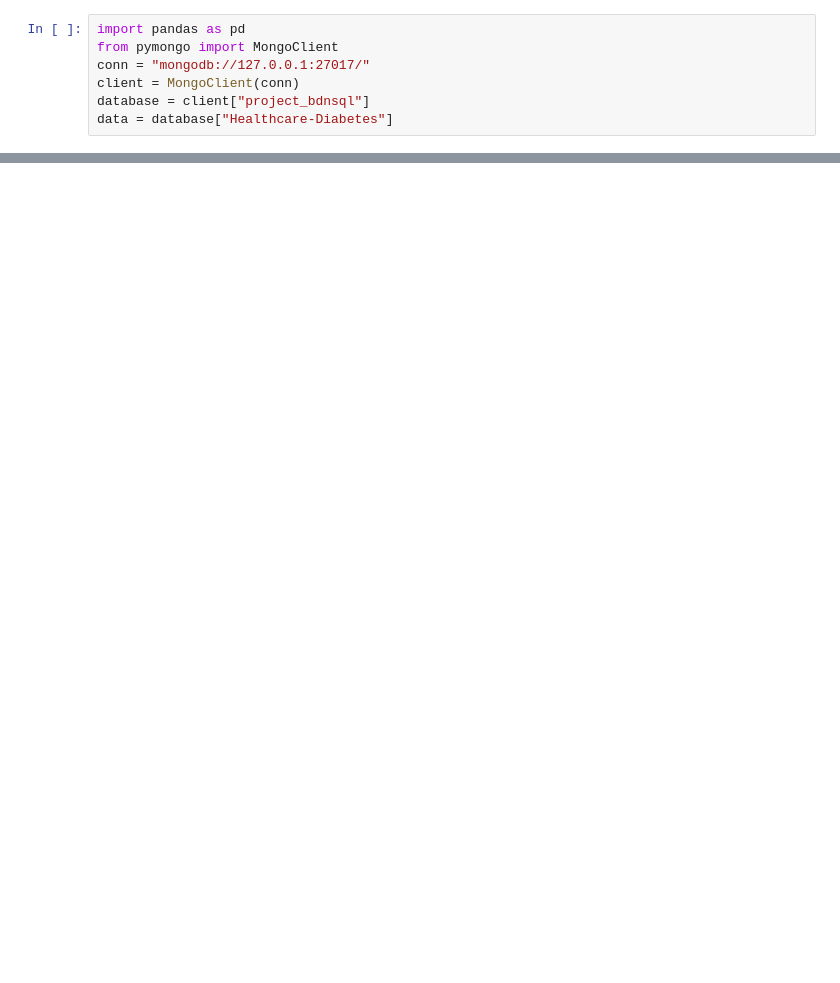
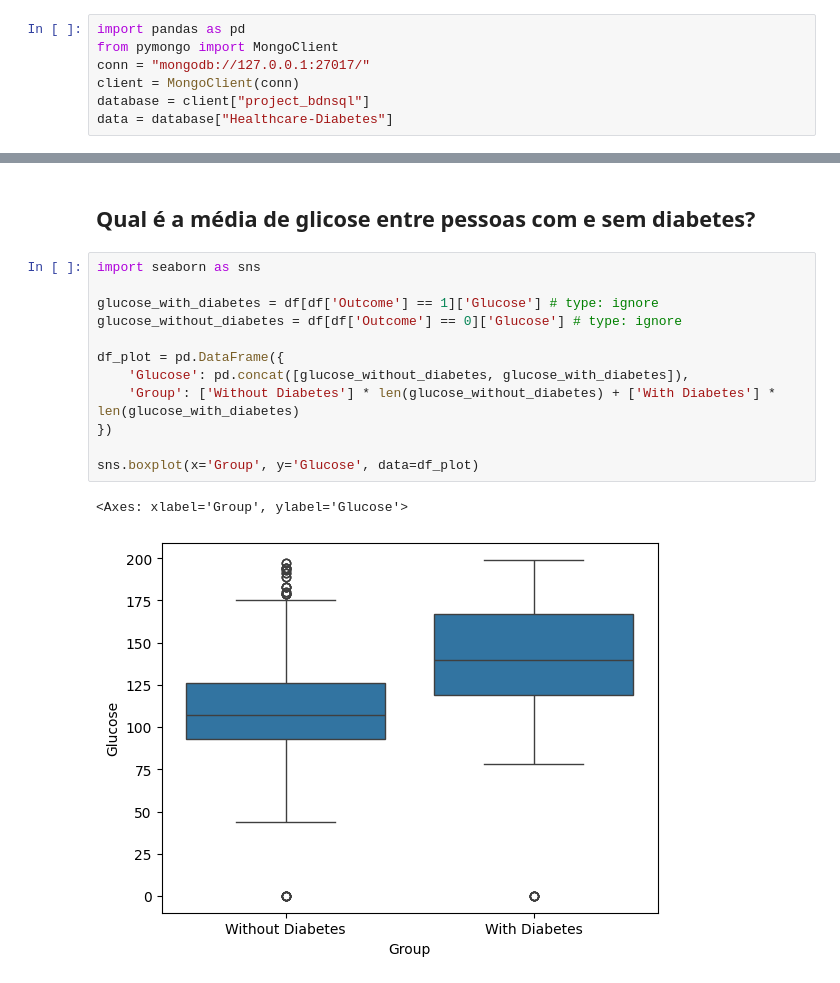
Before and after one commit to GabrielKuiawa/Projeto-final-da-disciplina-Banco-de-Dados-NoSQL, a Jupyter notebook: project bdnsql.ipynb, the cells around one changed output, grey strips where cells are left out. Drawn from its saved outputs; the diff is of its cells as text; blank space fills up the shorter version.

```diff
--- a/project bdnsql.ipynb
+++ b/project bdnsql.ipynb
@@ -23,0 +111,17 @@ pd.DataFrame(list(data.find()))
+# %% [markdown]
+## Qual é a média de glicose entre pessoas com e sem diabetes?
+# %%
+import seaborn as sns
+
+glucose_with_diabetes = df[df['Outcome'] == 1]['Glucose'] # type: ignore
+glucose_without_diabetes = df[df['Outcome'] == 0]['Glucose'] # type: ignore
+
+df_plot = pd.DataFrame({
+    'Glucose': pd.concat([glucose_without_diabetes, glucose_with_diabetes]),
+    'Group': ['Without Diabetes'] * len(glucose_without_diabetes) + ['With Diabetes'] * len(glucose_with_diabetes)
+})
+
+sns.boxplot(x='Group', y='Glucose', data=df_plot)
+# %% [output]
+<Axes: xlabel='Group', ylabel='Glucose'>
+[figure, added]
```
Also changed, not shown: parts of 15 cells of this notebook.
